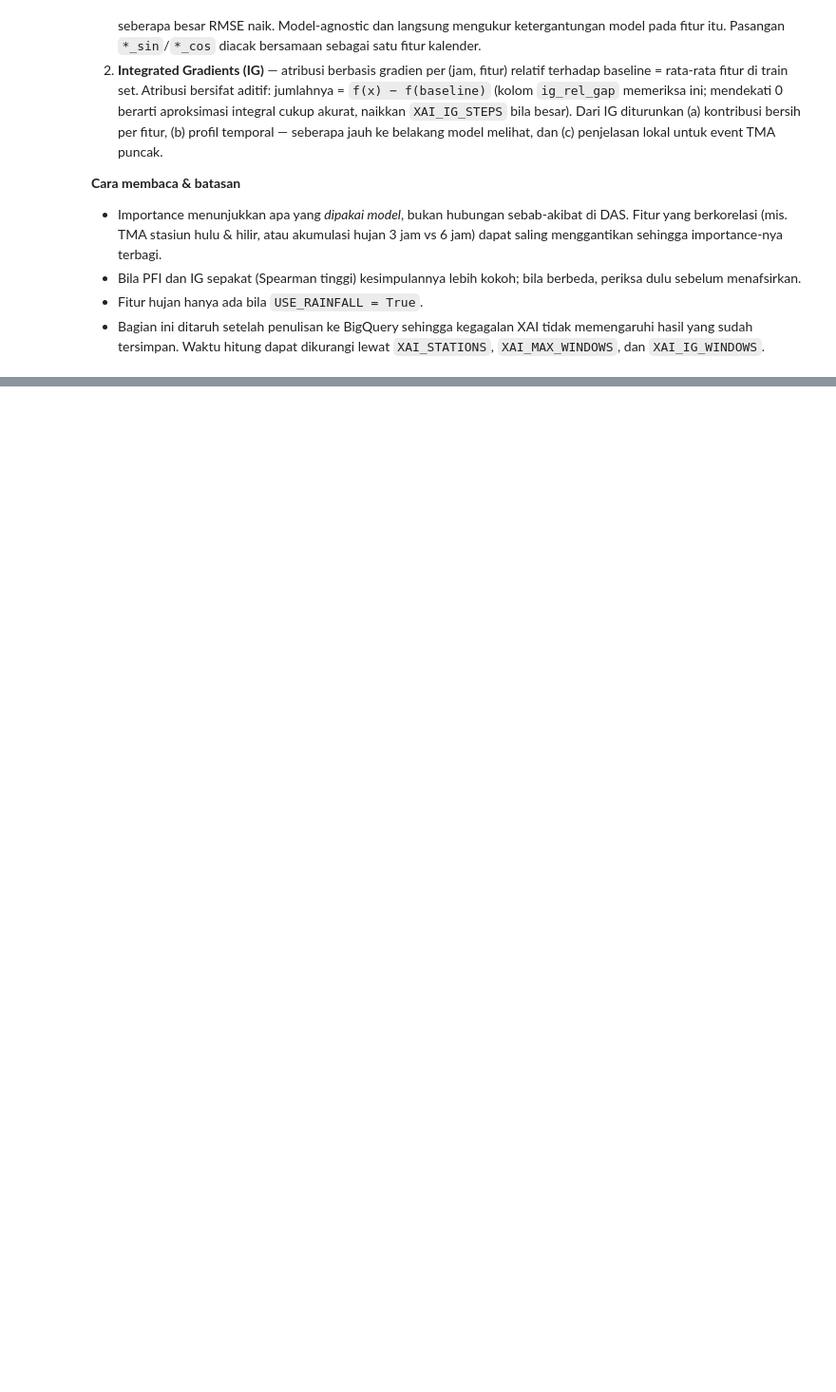
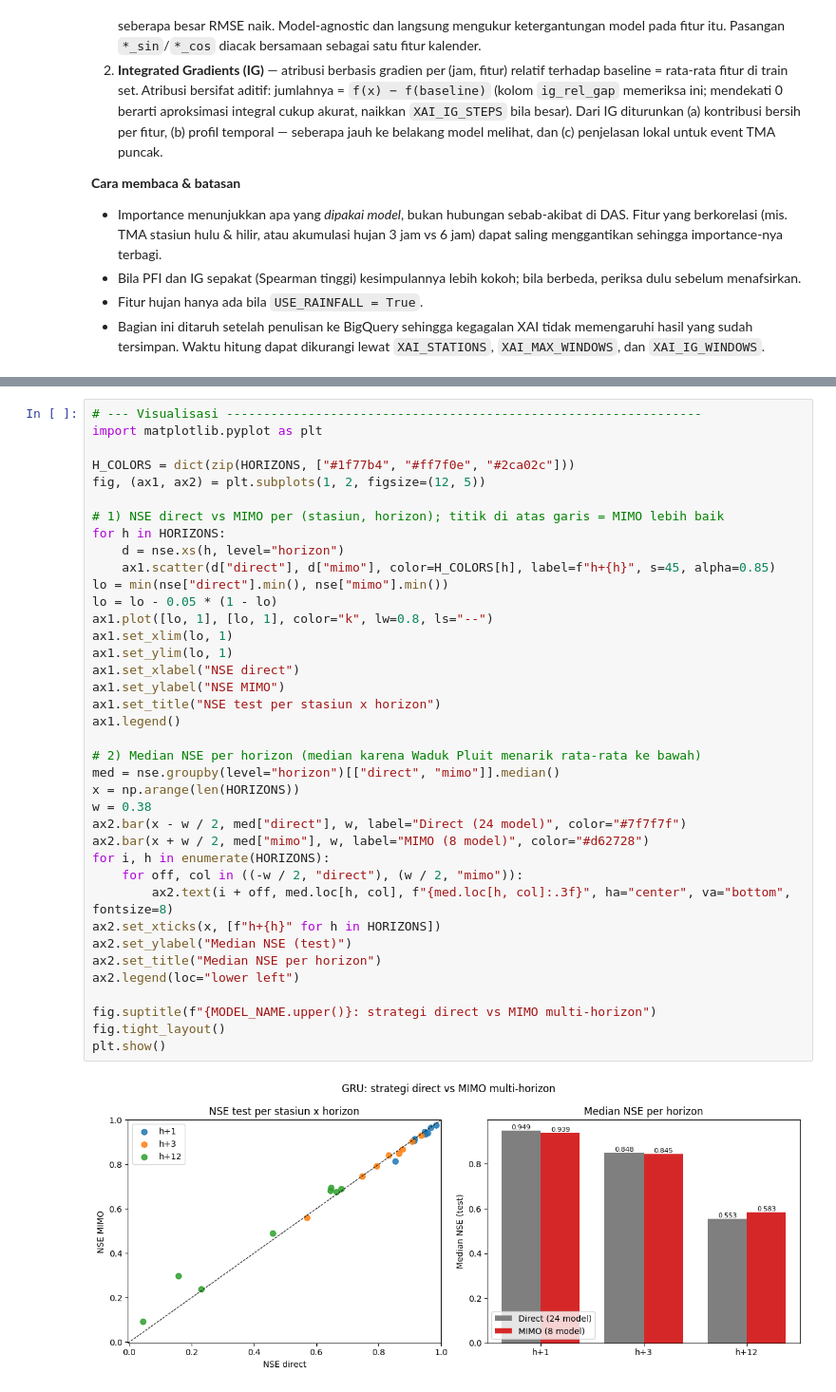
Before and after one commit to VincenzoJasonCarter/flood-forecasting-pipeline, a Jupyter notebook: notebooks_training/03_GRU.ipynb, the cells around one changed output, grey strips where cells are left out. Shown at 95% size. Saved outputs shown, nothing was run; the diff lists cells and outputs as text; blank space fills up the shorter version.

Commit message:
add XAI and MIMO to notebooks

```diff
--- a/notebooks_training/03_GRU.ipynb
+++ b/notebooks_training/03_GRU.ipynb
@@ -734,0 +1134,40 @@ plt.show()
+# %%
+# --- Visualisasi ----------------------------------------------------------------
+import matplotlib.pyplot as plt
+
+H_COLORS = dict(zip(HORIZONS, ["#1f77b4", "#ff7f0e", "#2ca02c"]))
+fig, (ax1, ax2) = plt.subplots(1, 2, figsize=(12, 5))
+
+# 1) NSE direct vs MIMO per (stasiun, horizon); titik di atas garis = MIMO lebih baik
+for h in HORIZONS:
+    d = nse.xs(h, level="horizon")
+    ax1.scatter(d["direct"], d["mimo"], color=H_COLORS[h], label=f"h+{h}", s=45, alpha=0.85)
+lo = min(nse["direct"].min(), nse["mimo"].min())
+lo = lo - 0.05 * (1 - lo)
+ax1.plot([lo, 1], [lo, 1], color="k", lw=0.8, ls="--")
+ax1.set_xlim(lo, 1)
+ax1.set_ylim(lo, 1)
+ax1.set_xlabel("NSE direct")
+ax1.set_ylabel("NSE MIMO")
+ax1.set_title("NSE test per stasiun x horizon")
+ax1.legend()
+
+# 2) Median NSE per horizon (median karena Waduk Pluit menarik rata-rata ke bawah)
+med = nse.groupby(level="horizon")[["direct", "mimo"]].median()
+x = np.arange(len(HORIZONS))
+w = 0.38
+ax2.bar(x - w / 2, med["direct"], w, label="Direct (24 model)", color="#7f7f7f")
+ax2.bar(x + w / 2, med["mimo"], w, label="MIMO (8 model)", color="#d62728")
+for i, h in enumerate(HORIZONS):
+    for off, col in ((-w / 2, "direct"), (w / 2, "mimo")):
+        ax2.text(i + off, med.loc[h, col], f"{med.loc[h, col]:.3f}", ha="center", va="bottom", fontsize=8)
+ax2.set_xticks(x, [f"h+{h}" for h in HORIZONS])
+ax2.set_ylabel("Median NSE (test)")
+ax2.set_title("Median NSE per horizon")
+ax2.legend(loc="lower left")
+
+fig.suptitle(f"{MODEL_NAME.upper()}: strategi direct vs MIMO multi-horizon")
+fig.tight_layout()
+plt.show()
+# %% [output]
+[figure, added]
```
Also changed, not shown: parts of 23 cells of this notebook, 6 other files.
